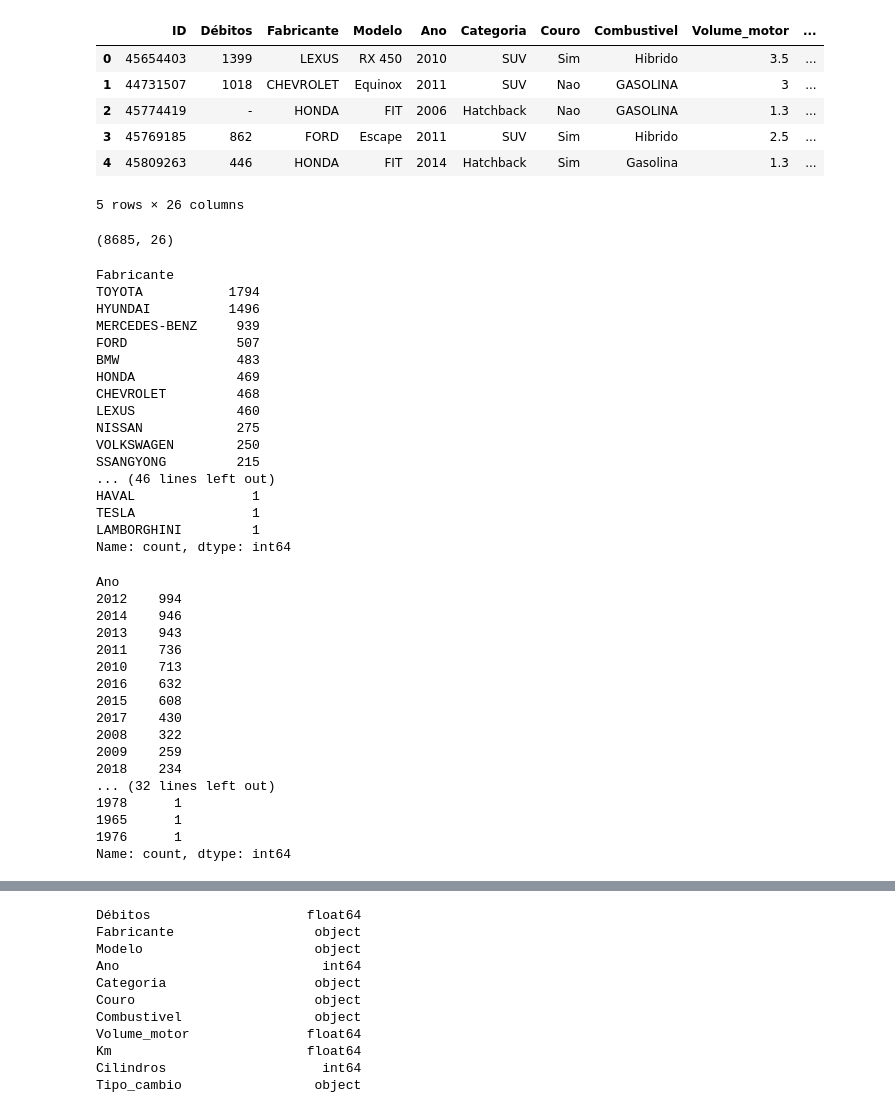
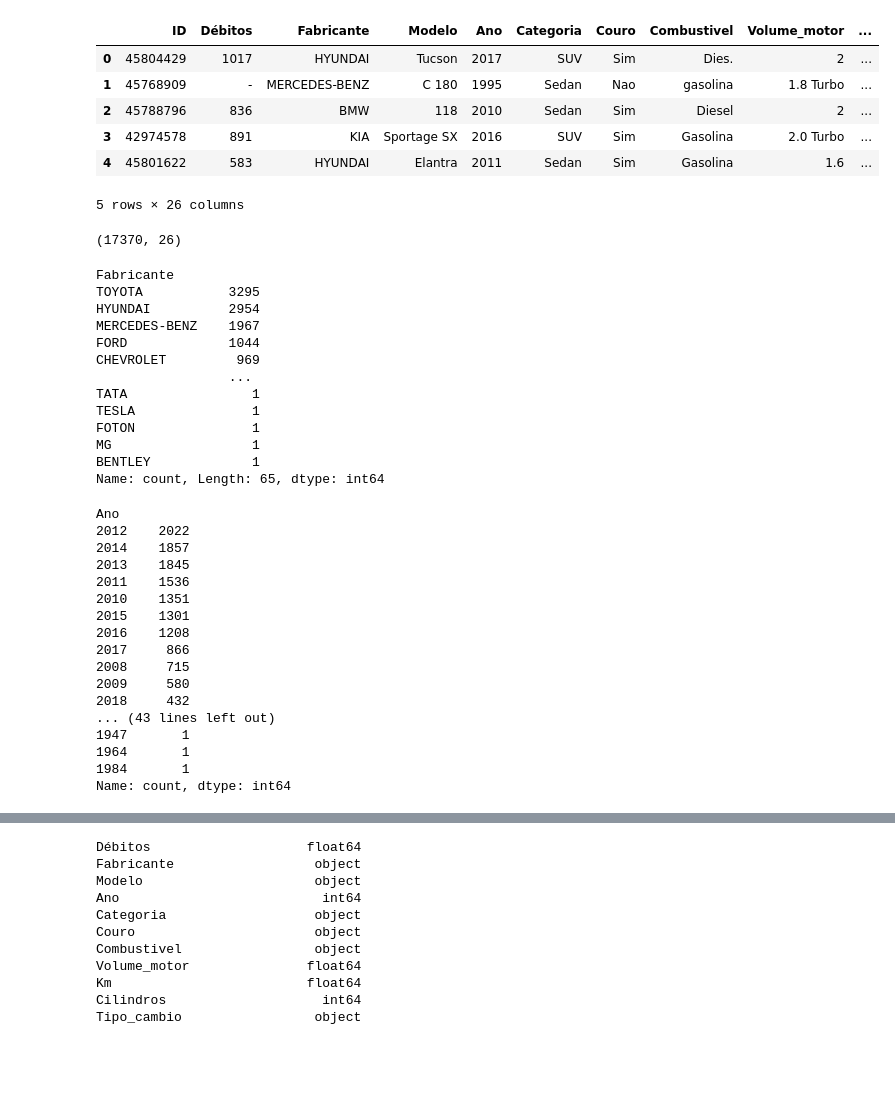
Before and after one commit to adrianop/ESE410035---Introducao-ao-Aprendizado-de-Maquina, a Jupyter notebook: 1 - analise_exploratoria.ipynb, the cells around one changed output, grey strips where cells are left out. Drawn from its saved outputs; the diff is of its cells as text; code cells hidden in the pictures; blank space fills up the shorter version.

```diff
--- a/1 - analise_exploratoria.ipynb
+++ b/1 - analise_exploratoria.ipynb
@@ -11,59 +11,56 @@ from sklearn.preprocessing import OneHotEncoder
 from sklearn.model_selection import train_test_split
 from sklearn.metrics import mean_absolute_error, mean_squared_error, r2_score
 # %%
-df = pd.read_csv('database/train_mod.csv')
+df = pd.read_csv('database/test.csv')
+#df = pd.read_csv('database/train_mod.csv')
 df.head()
 # %% [output]
 |  | ID | Débitos | Fabricante | Modelo | Ano | Categoria | Couro | Combustivel | Volume_motor | ... |
-| 0 | 45654403 | 1399 | LEXUS | RX 450 | 2010 | SUV | Sim | Hibrido | 3.5 | ... |
-| 1 | 44731507 | 1018 | CHEVROLET | Equinox | 2011 | SUV | Nao | GASOLINA | 3 | ... |
-| 2 | 45774419 | - | HONDA | FIT | 2006 | Hatchback | Nao | GASOLINA | 1.3 | ... |
-| 3 | 45769185 | 862 | FORD | Escape | 2011 | SUV | Sim | Hibrido | 2.5 | ... |
-| 4 | 45809263 | 446 | HONDA | FIT | 2014 | Hatchback | Sim | Gasolina | 1.3 | ... |
+| 0 | 45804429 | 1017 | HYUNDAI | Tucson | 2017 | SUV | Sim | Dies. | 2 | ... |
+| 1 | 45768909 | - | MERCEDES-BENZ | C 180 | 1995 | Sedan | Nao | gasolina | 1.8 Turbo | ... |
+| 2 | 45788796 | 836 | BMW | 118 | 2010 | Sedan | Sim | Diesel | 2 | ... |
+| 3 | 42974578 | 891 | KIA | Sportage SX | 2016 | SUV | Sim | Gasolina | 2.0 Turbo | ... |
+| 4 | 45801622 | 583 | HYUNDAI | Elantra | 2011 | Sedan | Sim | Gasolina | 1.6 | ... |
 5 rows × 26 columns
 # %%
 df.shape
 # %% [output]
-(8685, 26)
+(17370, 26)
 # %%
 df["Fabricante"].value_counts()
 # %% [output]
 Fabricante
-TOYOTA           1794
-HYUNDAI          1496
-MERCEDES-BENZ     939
-FORD              507
-BMW               483
-HONDA             469
-CHEVROLET         468
-LEXUS             460
-NISSAN            275
-VOLKSWAGEN        250
-SSANGYONG         215
-... (46 lines left out)
-HAVAL               1
+TOYOTA           3295
+HYUNDAI          2954
+MERCEDES-BENZ    1967
+FORD             1044
+CHEVROLET         969
+                 ...
+TATA                1
 TESLA               1
-LAMBORGHINI         1
-Name: count, dtype: int64
+FOTON               1
+MG                  1
+BENTLEY             1
+Name: count, Length: 65, dtype: int64
 # %%
 df["Ano"].value_counts()
 # %% [output]
 Ano
-2012    994
-2014    946
-2013    943
-2011    736
-2010    713
-2016    632
-2015    608
-2017    430
-2008    322
-2009    259
-2018    234
-... (32 lines left out)
-1978      1
-1965      1
-1976      1
+2012    2022
+2014    1857
+2013    1845
+2011    1536
+2010    1351
+2015    1301
+2016    1208
+2017     866
+2008     715
+2009     580
+2018     432
+... (43 lines left out)
+1947       1
+1964       1
+1984       1
 Name: count, dtype: int64
 # %%
 df["Categoria"].value_counts()
```
Also changed, not shown: parts of 20 cells of this notebook.
